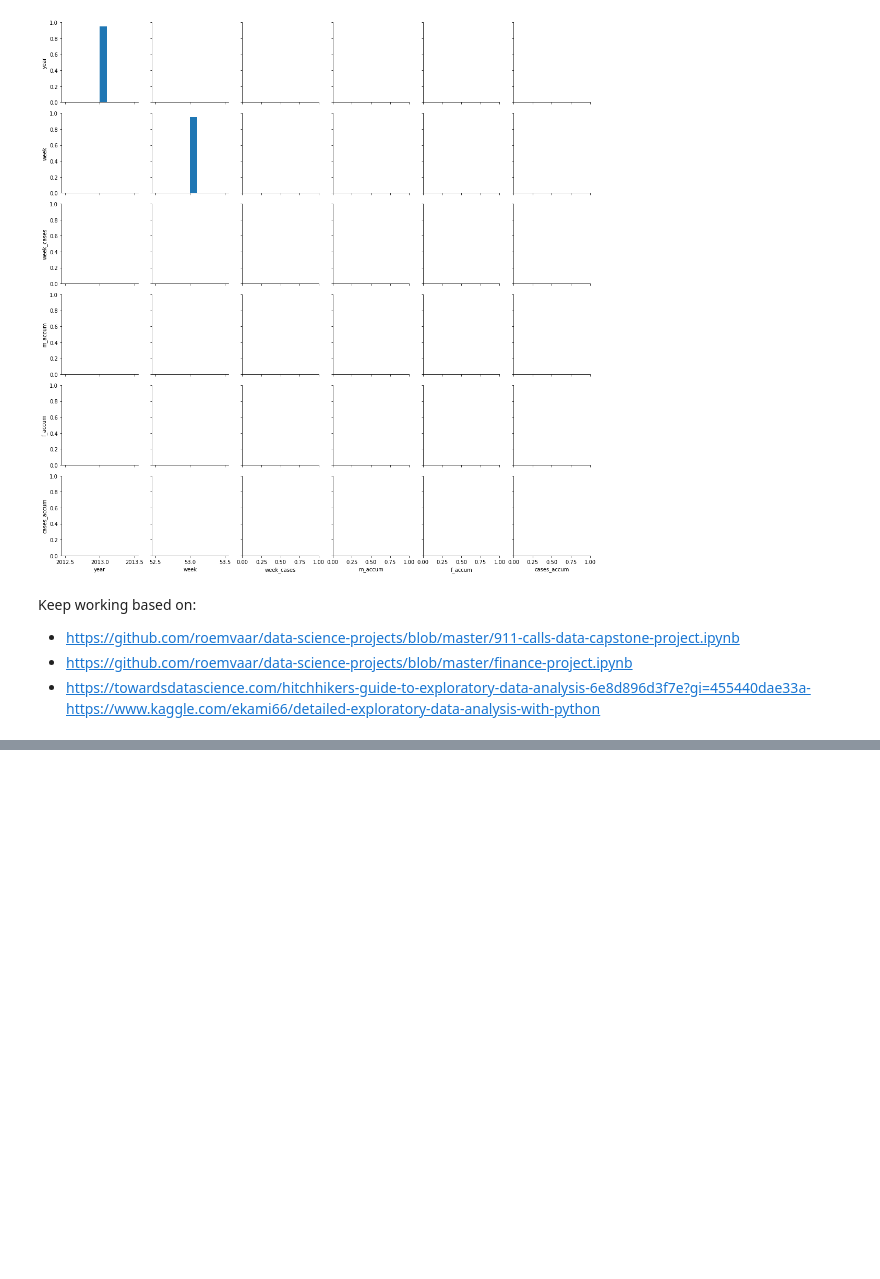
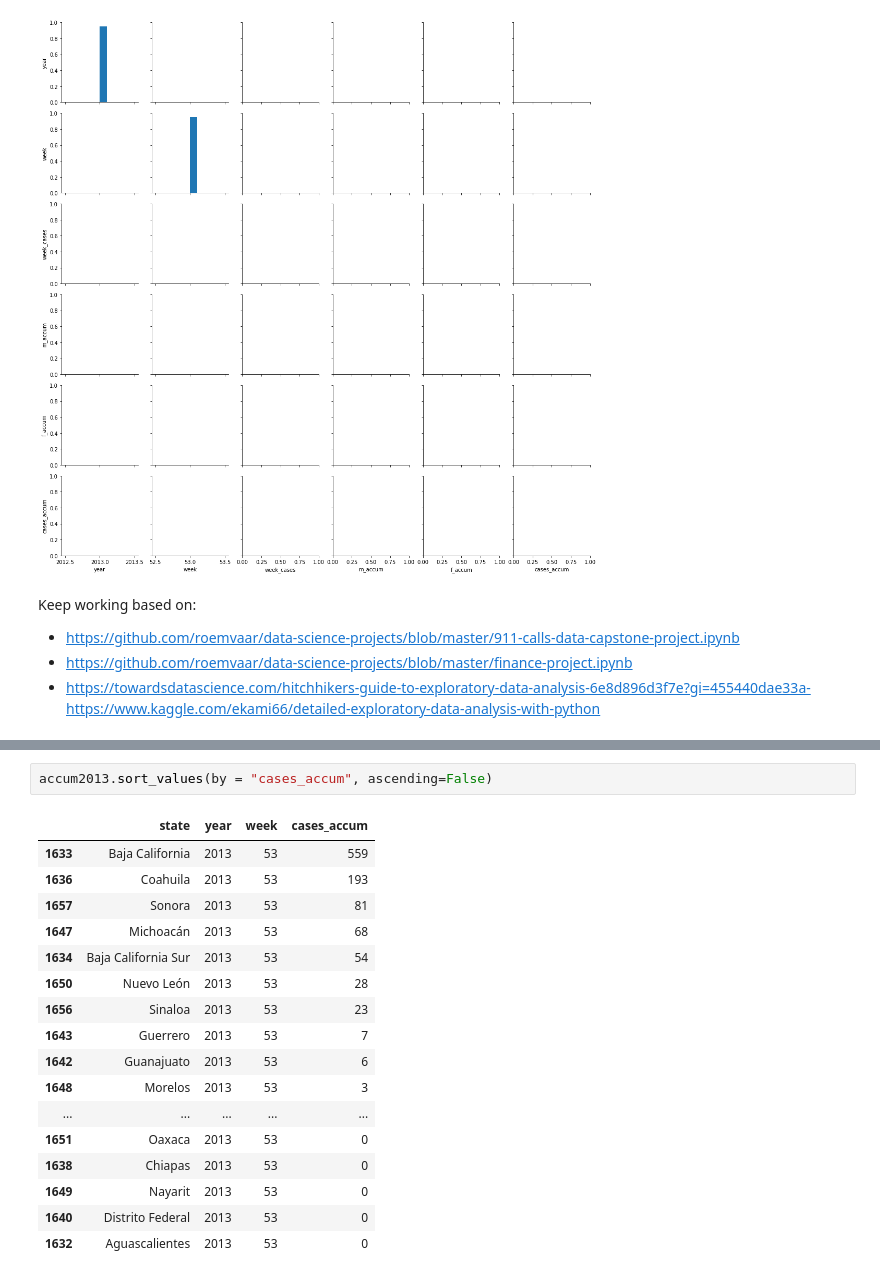
Before and after one commit to davidbc77/paper-rickettsiosis, a Jupyter notebook: src/data_analysis.ipynb, the cells around one changed output, grey strips where cells are left out. Drawn from its saved outputs; the diff is of its cells as text; blank space fills up the shorter version.

```diff
--- a/src/data_analysis.ipynb
+++ b/src/data_analysis.ipynb
@@ -172,0 +251,20 @@ Keep working based on:
+# %%
+accum2013.sort_values(by = "cases_accum", ascending=False)
+# %% [output]
+|  | state | year | week | cases_accum |
+| 1633 | Baja California | 2013 | 53 | 559 |
+| 1636 | Coahuila | 2013 | 53 | 193 |
+| 1657 | Sonora | 2013 | 53 | 81 |
+| 1647 | Michoacán | 2013 | 53 | 68 |
+| 1634 | Baja California Sur | 2013 | 53 | 54 |
+| 1650 | Nuevo León | 2013 | 53 | 28 |
+| 1656 | Sinaloa | 2013 | 53 | 23 |
+| 1643 | Guerrero | 2013 | 53 | 7 |
+| 1642 | Guanajuato | 2013 | 53 | 6 |
+| 1648 | Morelos | 2013 | 53 | 3 |
+| ... | ... | ... | ... | ... |
+| 1651 | Oaxaca | 2013 | 53 | 0 |
+| 1638 | Chiapas | 2013 | 53 | 0 |
+| 1649 | Nayarit | 2013 | 53 | 0 |
+| 1640 | Distrito Federal | 2013 | 53 | 0 |
+| 1632 | Aguascalientes | 2013 | 53 | 0 |
```
Also changed, not shown: parts of 21 cells of this notebook.
